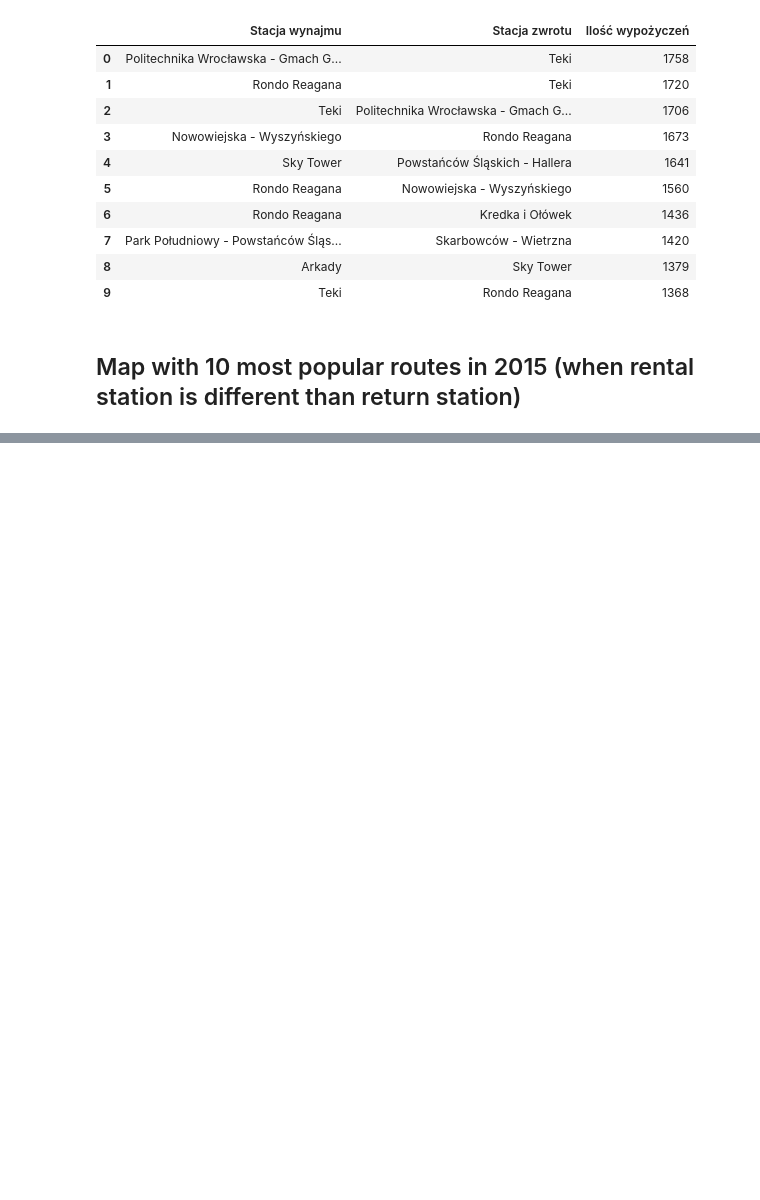
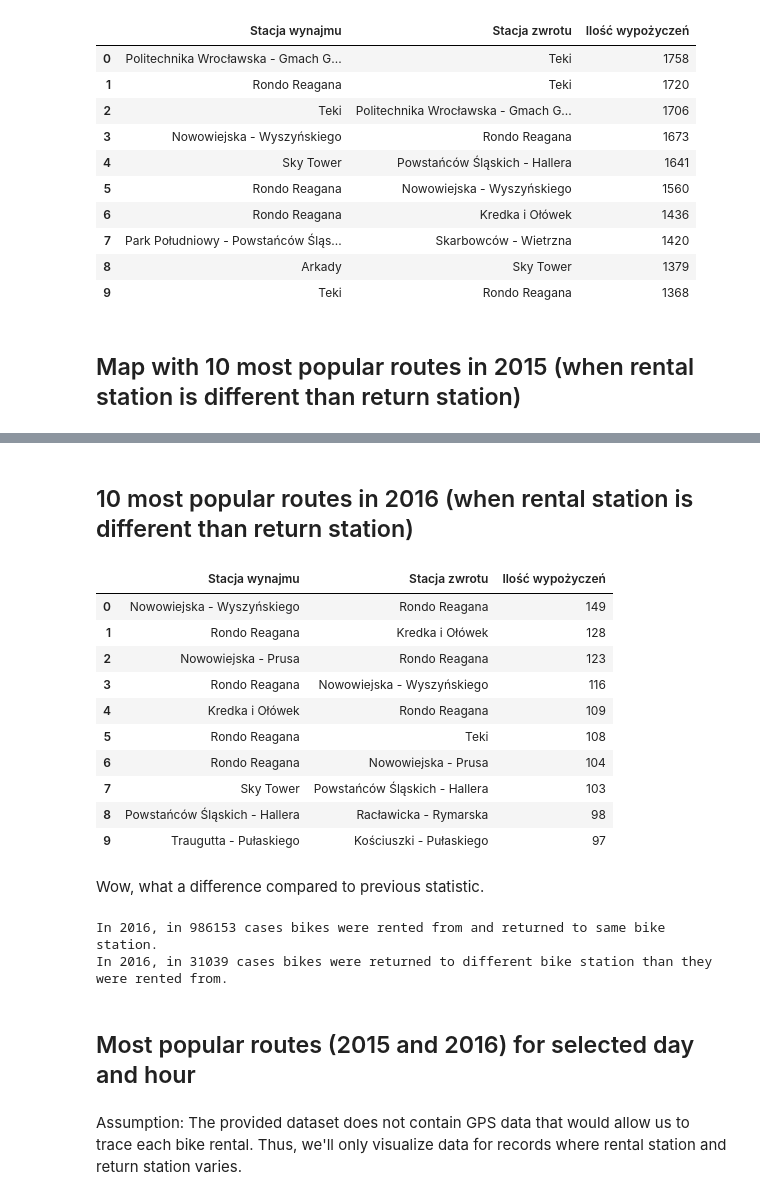
Before and after one commit to mariuszrokita/bike-sharing-demand, a Jupyter notebook: notebooks/wroclawski-rower-miejski/initial-data-exploration.ipynb, the cells around one changed output, grey strips where cells are left out. Saved outputs shown, nothing was run; the diff lists cells and outputs as text; code cells hidden in the pictures; blank space fills up the shorter version.

```diff
--- a/notebooks/wroclawski-rower-miejski/initial-data-exploration.ipynb
+++ b/notebooks/wroclawski-rower-miejski/initial-data-exploration.ipynb
@@ -903,0 +960,39 @@ TODO:
+# %% [markdown]
+## 10 most popular routes in 2016 (when rental station is different than return station)
+# %%
+idx = rentals2016_df["Stacja wynajmu"] != rentals2016_df["Stacja zwrotu"]
+
+top10_routes_in_2016 = \
+    rentals2016_df.loc[idx, ["Stacja wynajmu", "Stacja zwrotu"]] \
+                  .groupby(["Stacja wynajmu", "Stacja zwrotu"]) \
+                  .size() \
+                  .sort_values(ascending=False) \
+                  .reset_index() \
+                  .head(10)
+top10_routes_in_2016.rename(columns={0: 'Ilość wypożyczeń'}, inplace=True)
+top10_routes_in_2016
+# %% [output]
+|  | Stacja wynajmu | Stacja zwrotu | Ilość wypożyczeń |
+| 0 | Nowowiejska - Wyszyńskiego | Rondo Reagana | 149 |
+| 1 | Rondo Reagana | Kredka i Ołówek | 128 |
+| 2 | Nowowiejska - Prusa | Rondo Reagana | 123 |
+| 3 | Rondo Reagana | Nowowiejska - Wyszyńskiego | 116 |
+| 4 | Kredka i Ołówek | Rondo Reagana | 109 |
+| 5 | Rondo Reagana | Teki | 108 |
+| 6 | Rondo Reagana | Nowowiejska - Prusa | 104 |
+| 7 | Sky Tower | Powstańców Śląskich - Hallera | 103 |
+| 8 | Powstańców Śląskich - Hallera | Racławicka - Rymarska | 98 |
+| 9 | Traugutta - Pułaskiego | Kościuszki - Pułaskiego | 97 |
+# %% [markdown]
+Wow, what a difference compared to previous statistic.
+# %%
+print("In 2016, in {0} cases bikes were rented from and returned to same bike station." \
+          .format(rentals2016_df[ rentals2016_df["Stacja wynajmu"] == rentals2016_df["Stacja zwrotu"] ].shape[0]))
+
+print("In 2016, in {0} cases bikes were returned to different bike station than they were rented from." \
+          .format(rentals2016_df[ rentals2016_df["Stacja wynajmu"] != rentals2016_df["Stacja zwrotu"] ].shape[0]))
+# %% [output]
+In 2016, in 986153 cases bikes were rented from and returned to same bike station.
+In 2016, in 31039 cases bikes were returned to different bike station than they were rented from.
+# %% [markdown]
+## Most popular routes (2015 and 2016) for selected day and hour
@@ -903,0 +1004,2 @@ TODO:
+# %% [markdown]
+Assumption: The provided dataset does not contain GPS data that would allow us to trace each bike rental. Thus, we'll only visualize data for records where rental station and return station varies.
```
Also changed, not shown: parts of 23 cells of this notebook.
